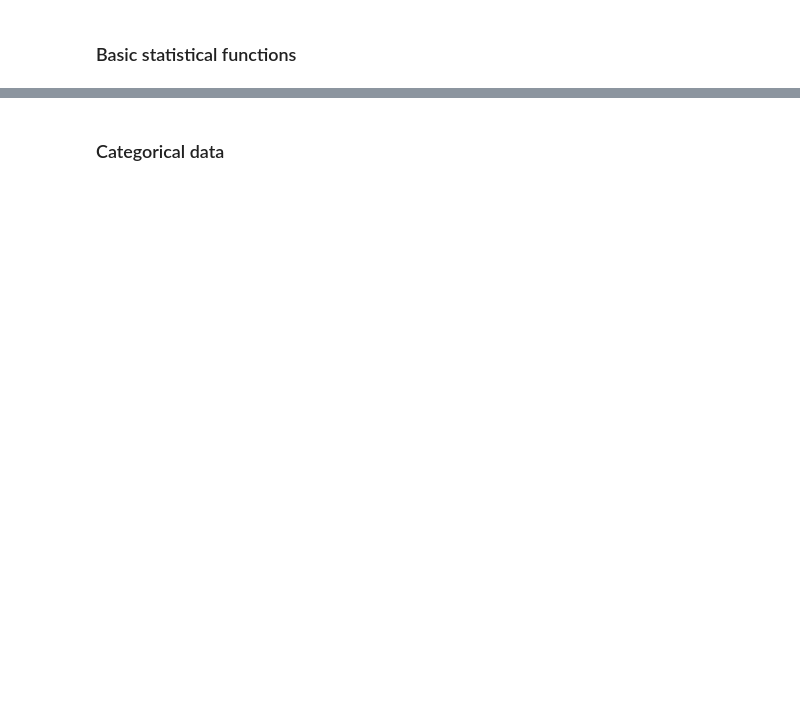
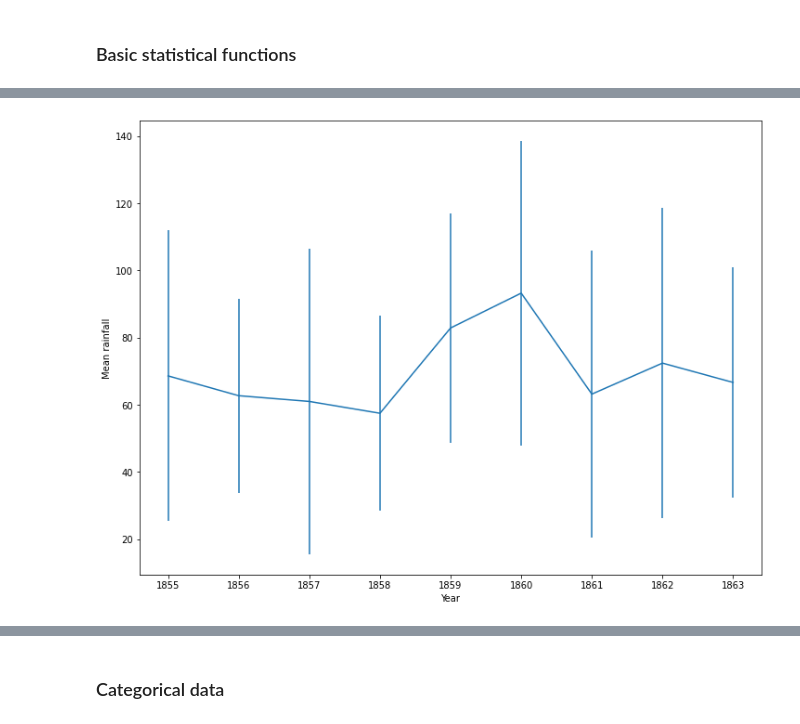
Before and after one commit to caiquemiranda/maths-with-python, a Jupyter notebook: 08-Statistics.ipynb, the cells around one changed output, grey strips where cells are left out. Saved outputs shown, nothing was run; the diff lists cells and outputs as text; code cells hidden in the pictures; blank space fills up the shorter version.

```diff
--- a/08-Statistics.ipynb
+++ b/08-Statistics.ipynb
@@ -6,0 +76,6 @@
+# %%
+pyplot.errorbar(years, mean_rainfall_per_year, yerr = std_rainfall_per_year)
+pyplot.xlabel('Year')
+pyplot.ylabel('Mean rainfall');
+# %% [output]
+[figure, added]
```
Also changed, not shown: parts of 18 cells of this notebook, 1 other file.
